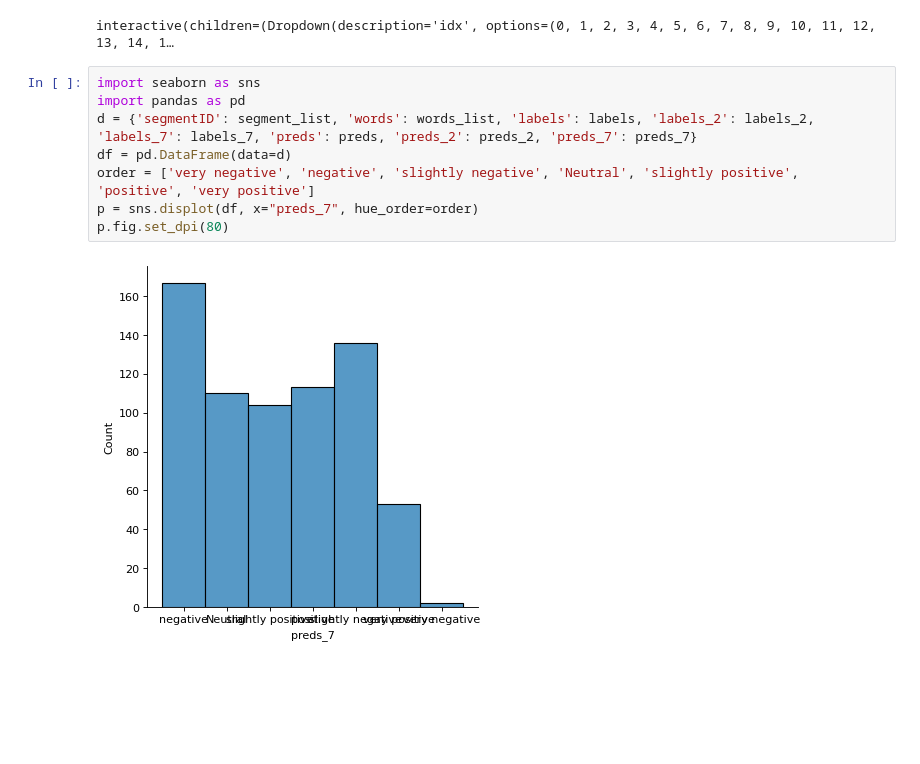
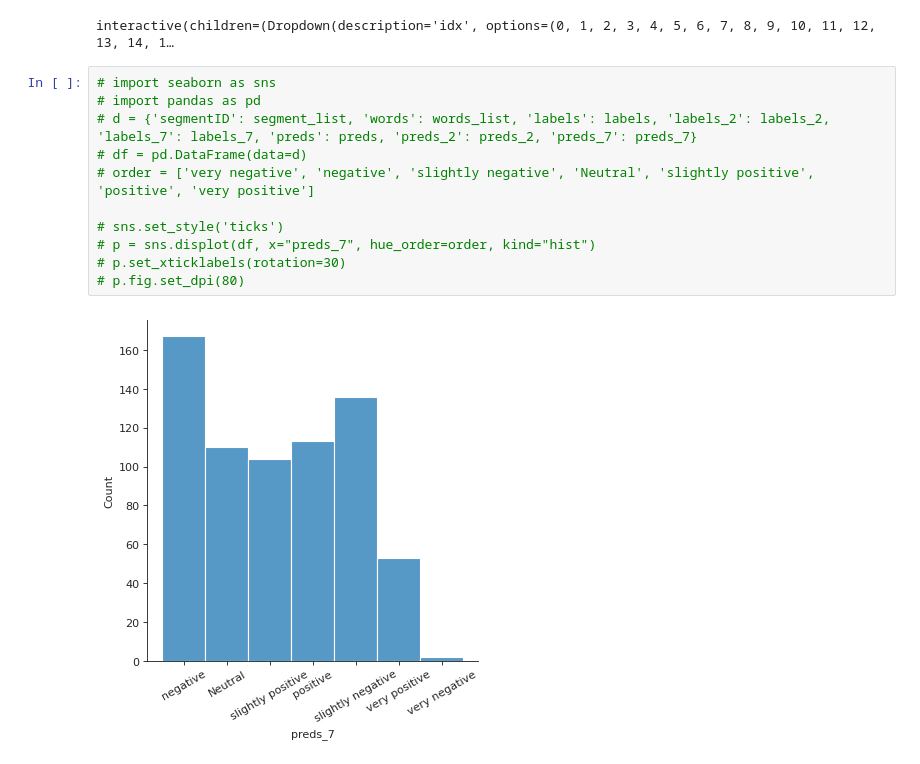
Before and after one commit to SoyeonHH/MSIR, a Jupyter notebook: MAG/multimodal_driver.ipynb, the cells around one changed output. Saved outputs shown, nothing was run; the diff lists cells and outputs as text; blank space fills up the shorter version.

Commit message:
Add BarGraph of MAGBERT-MOSI

```diff
--- a/MAG/multimodal_driver.ipynb
+++ b/MAG/multimodal_driver.ipynb
@@ -1001,12 +1001,15 @@ def get_predict_result(idx = range(len(segment_list))):
 # %% [output]
 interactive(children=(Dropdown(description='idx', options=(0, 1, 2, 3, 4, 5, 6, 7, 8, 9, 10, 11, 12, 13, 14, 1…
 # %%
-import seaborn as sns
-import pandas as pd
-d = {'segmentID': segment_list, 'words': words_list, 'labels': labels, 'labels_2': labels_2, 'labels_7': labels_7, 'preds': preds, 'preds_2': preds_2, 'preds_7': preds_7}
-df = pd.DataFrame(data=d)
-order = ['very negative', 'negative', 'slightly negative', 'Neutral', 'slightly positive', 'positive', 'very positive']
-p = sns.displot(df, x="preds_7", hue_order=order)
-p.fig.set_dpi(80)
+# import seaborn as sns
+# import pandas as pd
+# d = {'segmentID': segment_list, 'words': words_list, 'labels': labels, 'labels_2': labels_2, 'labels_7': labels_7, 'preds': preds, 'preds_2': preds_2, 'preds_7': preds_7}
+# df = pd.DataFrame(data=d)
+# order = ['very negative', 'negative', 'slightly negative', 'Neutral', 'slightly positive', 'positive', 'very positive']
+
+# sns.set_style('ticks')
+# p = sns.displot(df, x="preds_7", hue_order=order, kind="hist")
+# p.set_xticklabels(rotation=30)
+# p.fig.set_dpi(80)
 # %% [output]
-[figure, old version]
+[figure, new version]
```
Also changed, not shown: parts of 3 cells of this notebook, 1 other file.
